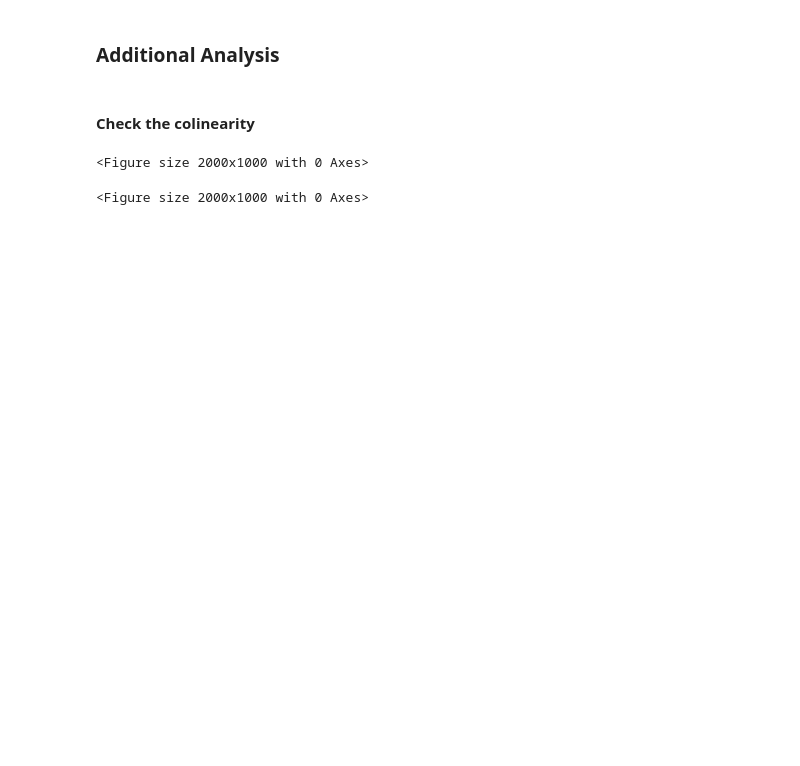
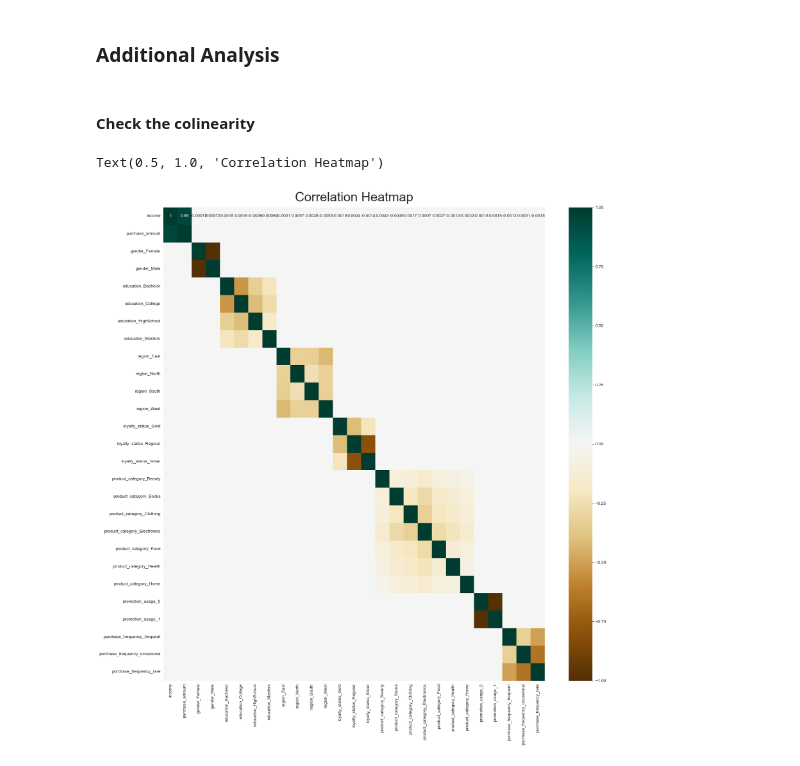
Before and after one commit to MACS-33002/macs-33002-2024s-WanniiY, a Jupyter notebook: P1_EDA.ipynb, the cells around one changed output. Saved outputs shown, nothing was run; the diff lists cells and outputs as text; code cells hidden in the pictures; blank space fills up the shorter version.

```diff
--- a/P1_EDA.ipynb
+++ b/P1_EDA.ipynb
@@ -649,0 +390,9 @@ pd.DataFrame(ohe.transform(df[['purchase_frequency']]).toarray().astype(int),col
+# %%
+# Initiate one-hot encoder
+ohe = OneHotEncoder(handle_unknown='ignore')
+ohe_col = ['gender', 'education', 'region', 'loyalty_status', 'product_category', 'promotion_usage', 'purchase_frequency']
+ohe.fit(df[ohe_col])
+
+# encode the features with the learned categories during the fit process
+ohe_features = pd.DataFrame(ohe.transform(df[ohe_col]).toarray())
+print(ohe_features)
@@ -649,0 +417,10 @@ pd.DataFrame(ohe.transform(df[['purchase_frequency']]).toarray().astype(int),col
+# %%
+# rename columns so we can analyze them later
+col_names = []
+for i in range(len(ohe_col)):
+    for j in ohe.categories_[i]:
+        col_names.append(ohe_col[i] + '_' + str(j))
+
+names_dict = {i:col_names[i] for i in range(len(col_names))}
+ohe_features.rename(columns=names_dict, inplace=True)
+ohe_features
@@ -653,13 +444,19 @@ pd.DataFrame(ohe.transform(df[['purchase_frequency']]).toarray().astype(int),col
 #### Check the colinearity
 # %%
 # set the size of the heatmap.
-plt.figure(figsize=(11, 11))
+plt.figure(figsize=(20, 20))
 
-# Create the heatmap using Seaborn and adjust the font size of annotations
-heatmap = sns.heatmap(df[A].corr(), vmin=-1, vmax=1, cmap='BrBG',annot=True)
+#Create the heatmap using Seaborn and adjust the font size of annotations
 
-# Set the title
-heatmap.set_title('Correlation Heatmap', fontdict={'fontsize':30}, pad=14);
+df.reset_index(drop=True, inplace=True)
+ohe_features.reset_index(drop=True, inplace=True)
+
+# Concatenate the DataFrames
+df_X = pd.concat([df[['income', 'purchase_amount']], ohe_features], axis=1)
+heatmap = sns.heatmap(df_X.corr(), vmin=-1, vmax=1, cmap='BrBG',annot=True)
+
+#Set the title
+heatmap.set_title('Correlation Heatmap', fontdict={'fontsize':30}, pad=14)
 # %% [output]
-<Figure size 2000x1000 with 0 Axes>
+Text(0.5, 1.0, 'Correlation Heatmap')
-<Figure size 2000x1000 with 0 Axes>
+[figure, added]
```
Also changed, not shown: parts of 44 cells of this notebook.
